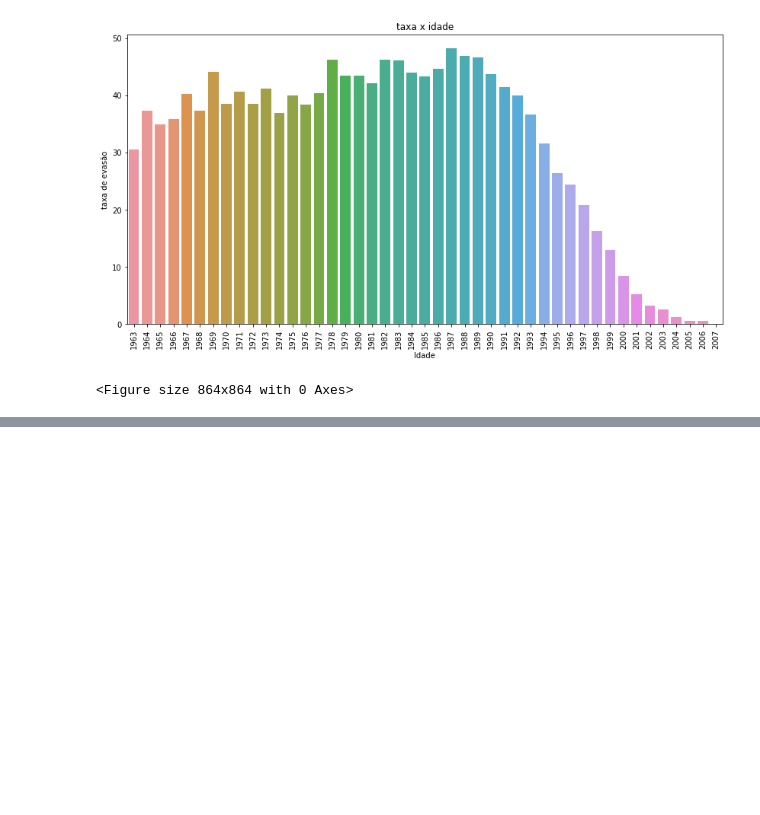
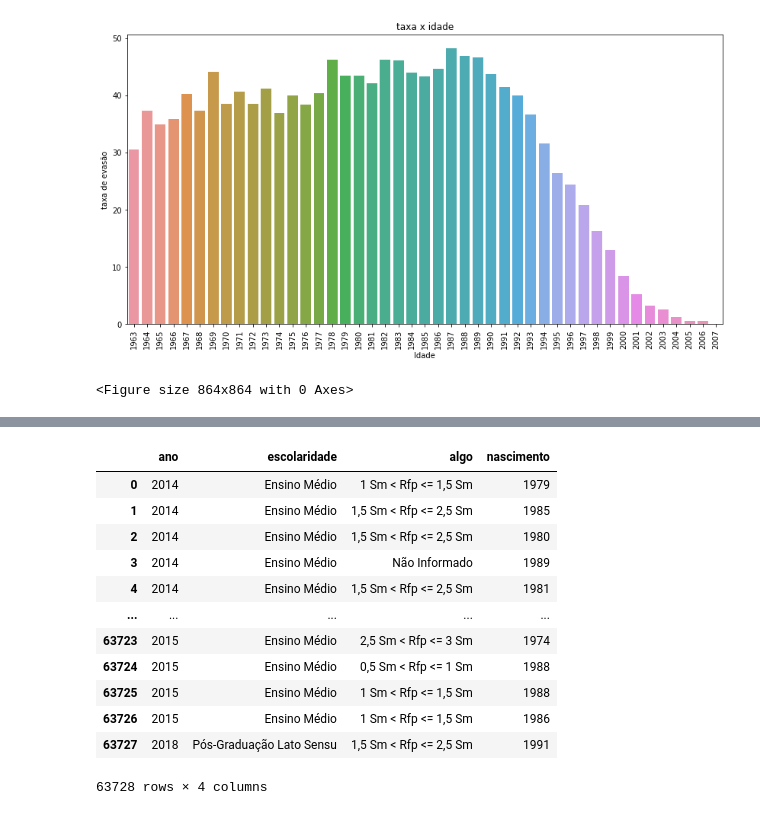
Before and after one commit to znehAC/mineracao_dados, a Jupyter notebook: main3.ipynb, the cells around one changed output, grey strips where cells are left out. Saved outputs shown, nothing was run; the diff lists cells and outputs as text; code cells hidden in the pictures; blank space fills up the shorter version.

```diff
--- a/main3.ipynb
+++ b/main3.ipynb
@@ -529,0 +548,18 @@ plt.show(fig)
+# %%
+df_2 = df[["ano", "escolaridade", "algo", "nascimento"]]
+# %%
+df_2
+# %% [output]
+|  | ano | escolaridade | algo | nascimento |
+| 0 | 2014 | Ensino Médio | 1 Sm < Rfp <= 1,5 Sm | 1979 |
+| 1 | 2014 | Ensino Médio | 1,5 Sm < Rfp <= 2,5 Sm | 1985 |
+| 2 | 2014 | Ensino Médio | 1,5 Sm < Rfp <= 2,5 Sm | 1980 |
+| 3 | 2014 | Ensino Médio | Não Informado | 1989 |
+| 4 | 2014 | Ensino Médio | 1,5 Sm < Rfp <= 2,5 Sm | 1981 |
+| ... | ... | ... | ... | ... |
+| 63723 | 2015 | Ensino Médio | 2,5 Sm < Rfp <= 3 Sm | 1974 |
+| 63724 | 2015 | Ensino Médio | 0,5 Sm < Rfp <= 1 Sm | 1988 |
+| 63725 | 2015 | Ensino Médio | 1 Sm < Rfp <= 1,5 Sm | 1988 |
+| 63726 | 2015 | Ensino Médio | 1 Sm < Rfp <= 1,5 Sm | 1986 |
+| 63727 | 2018 | Pós-Graduação Lato Sensu | 1,5 Sm < Rfp <= 2,5 Sm | 1991 |
+63728 rows × 4 columns
```
Also changed, not shown: parts of 2 cells of this notebook.
